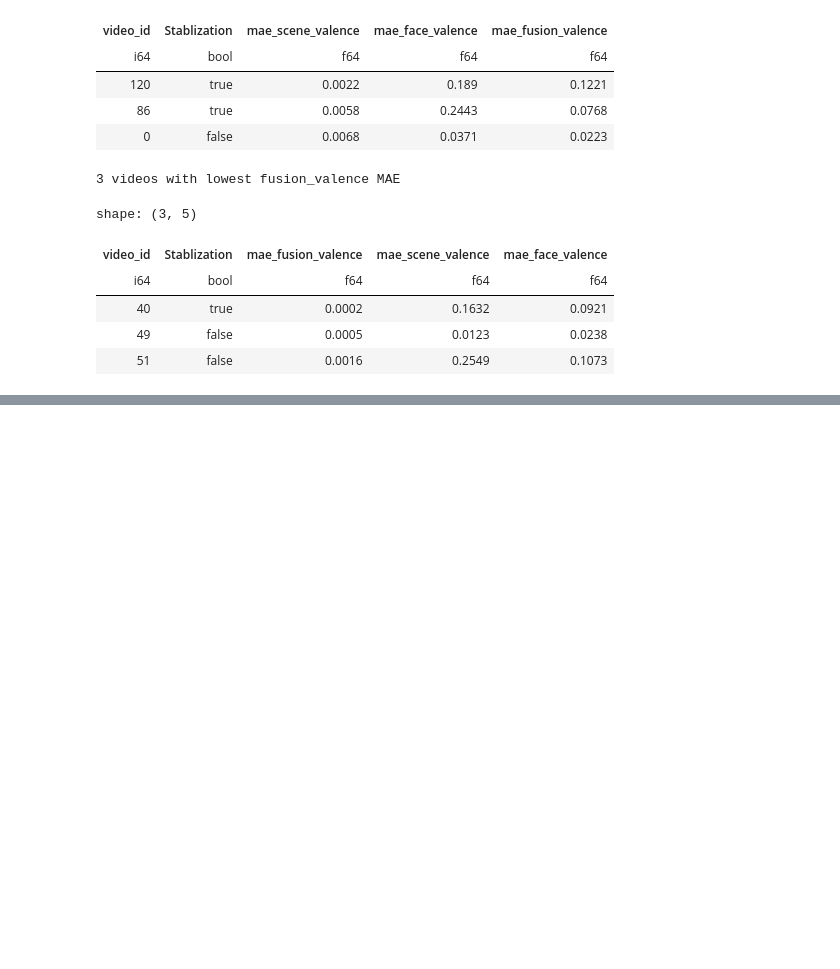
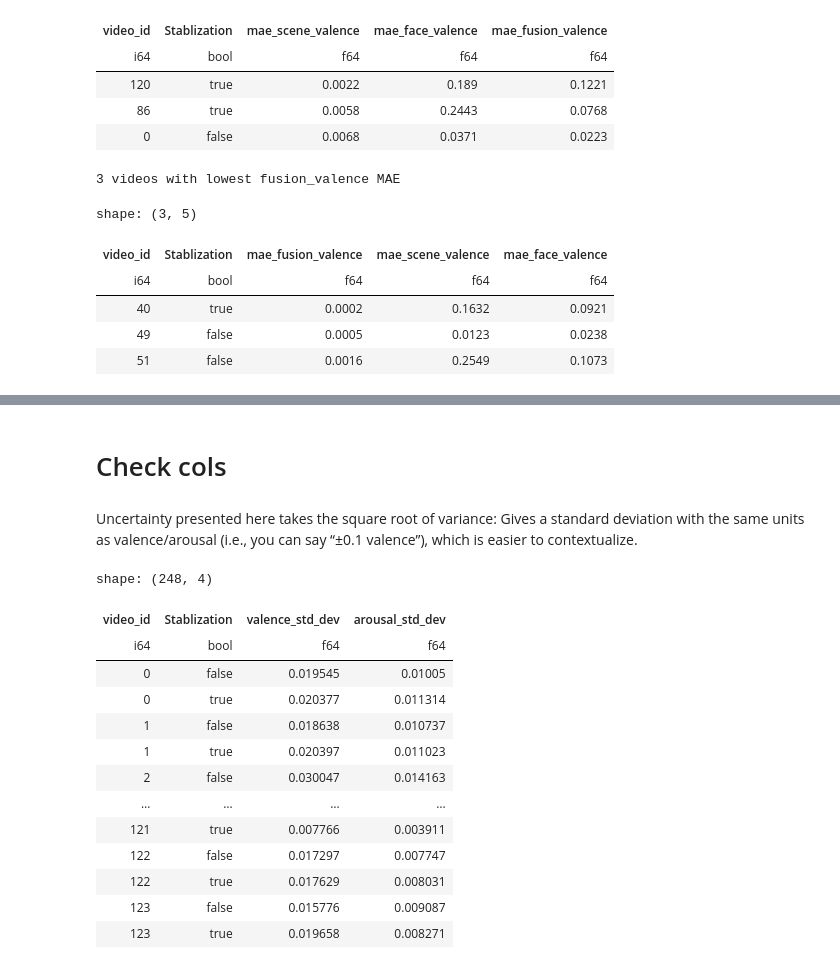
Before and after one commit to keimiii/moodsic, a Jupyter notebook: notebooks/Inference/veatic_selection.ipynb, the cells around one changed output, grey strips where cells are left out. Saved outputs shown, nothing was run; the diff lists cells and outputs as text; code cells hidden in the pictures; blank space fills up the shorter version.

```diff
--- a/notebooks/Inference/veatic_selection.ipynb
+++ b/notebooks/Inference/veatic_selection.ipynb
@@ -258,3 +261,24 @@ shape: (3, 5)
 | 12 | false | 0.0032 | 0.0947 | 0.1181 |
 | 55 | false | 0.0044 | 0.1068 | 0.1151 |
 | 114 | true | 0.0071 | 0.0876 | 0.2166 |
+# %% [markdown]
+# Check cols
+# %% [markdown]
+Uncertainty presented here takes the square root of variance: Gives a standard deviation with the same units as valence/arousal (i.e., you can say “±0.1 valence”), which is easier to contextualize.
+# %%
+res_df.select("video_id", "Stablization", cs.ends_with("std_dev")).sort("video_id")
+# %% [output]
+shape: (248, 4)
+| video_id | Stablization | valence_std_dev | arousal_std_dev |
+| i64 | bool | f64 | f64 |
+| 0 | false | 0.019545 | 0.01005 |
+| 0 | true | 0.020377 | 0.011314 |
+| 1 | false | 0.018638 | 0.010737 |
+| 1 | true | 0.020397 | 0.011023 |
+| 2 | false | 0.030047 | 0.014163 |
+| … | … | … | … |
+| 121 | true | 0.007766 | 0.003911 |
+| 122 | false | 0.017297 | 0.007747 |
+| 122 | true | 0.017629 | 0.008031 |
+| 123 | false | 0.015776 | 0.009087 |
+| 123 | true | 0.019658 | 0.008271 |
```
Also changed, not shown: parts of 3 cells of this notebook, 3 other files.
